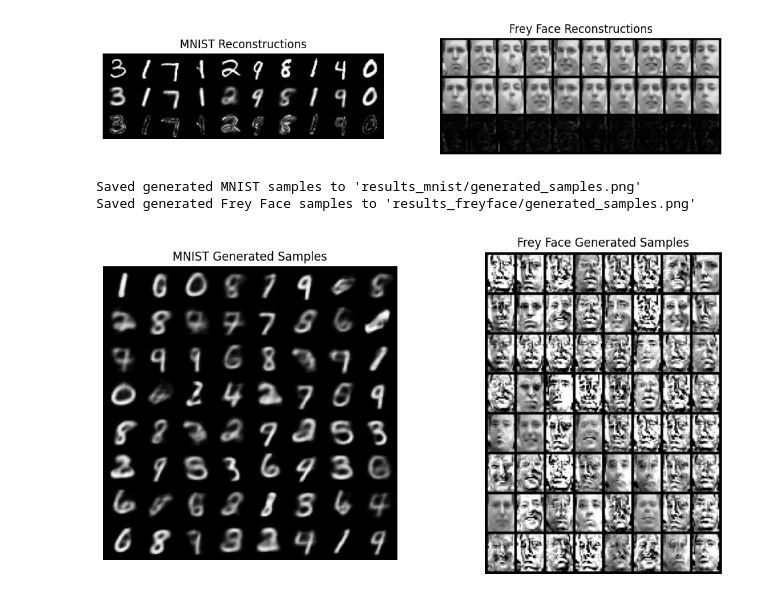
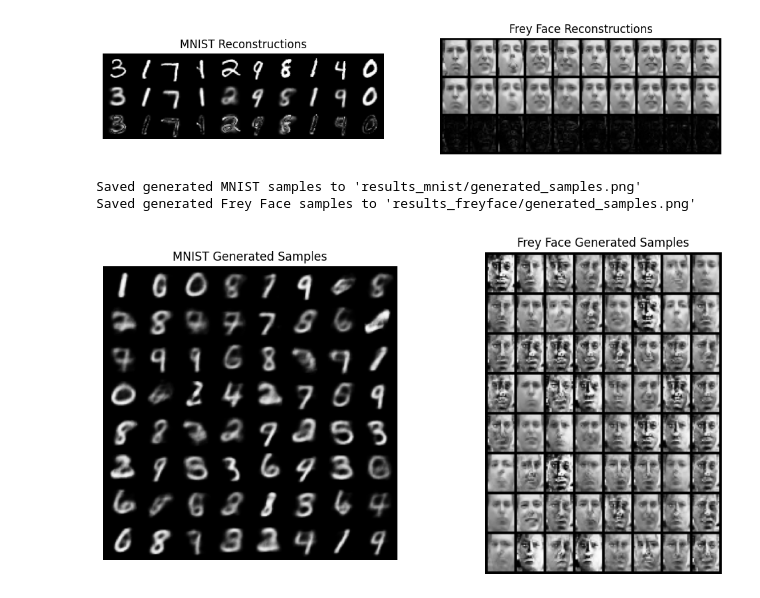
Before and after one commit to J1angYu/vae_demo, a Jupyter notebook: vae_demo.ipynb, the cells around one changed output. Drawn from its saved outputs; the diff is of its cells as text; code cells hidden in the pictures.

```diff
--- a/vae_demo.ipynb
+++ b/vae_demo.ipynb
@@ -67,9 +67,8 @@ class VAE_Gaussian(nn.Module): # For Frey Face
         super().__init__()
         self.encoder = nn.Sequential(nn.Linear(560, 200), nn.ReLU())
         self.fc_mu, self.fc_logvar = nn.Linear(200, z_dim), nn.Linear(200, z_dim)
-
         self.decoder_shared = nn.Sequential(nn.Linear(z_dim, 200), nn.ReLU())
-        self.decoder_mean = nn.Linear(200, 560)
+        self.decoder_mean = nn.Sequential(nn.Linear(200, 560), nn.Sigmoid())
         self.decoder_logvar = nn.Linear(200, 560)
 
     def reparameterize(self, mu, logvar):
@@ -234,31 +238,31 @@ Top: Original, Middle: Reconstructed, Bottom: Residual
 # %%
 # visualizing generated samples
 with torch.no_grad():
     # MNIST generated samples
     z_dim_mnist = 4
     sample_z = torch.randn(64, z_dim_mnist).to(device)
     generated_mnist = model_mnist.decode(sample_z).cpu()
     save_image(generated_mnist.view(64, 1, 28, 28), 'results_mnist/generated_samples.png')
     print("Saved generated MNIST samples to 'results_mnist/generated_samples.png'")
 
     # Frey Face generated samples
     z_dim_frey = 4
     sample_z = torch.randn(64, z_dim_frey).to(device)
     # Use the mean of the decoded output for generating images and clamp for visualization
-    generated_frey = torch.clamp(model_frey.decode(sample_z), 0, 1).cpu()
+    generated_frey = model_frey.decode(sample_z).cpu()
     save_image(generated_frey.view(64, 1, 28, 20), 'results_freyface/generated_samples.png')
     print("Saved generated Frey Face samples to 'results_freyface/generated_samples.png'")
 
 # Display generated samples in notebook
 fig, axes = plt.subplots(1, 2, figsize=(12, 6))
 axes[0].imshow(plt.imread('results_mnist/generated_samples.png'))
 axes[0].set_title('MNIST Generated Samples')
 axes[0].axis('off')
 axes[1].imshow(plt.imread('results_freyface/generated_samples.png'))
 axes[1].set_title('Frey Face Generated Samples')
 axes[1].axis('off')
 plt.show()
 # %% [output]
 Saved generated MNIST samples to 'results_mnist/generated_samples.png'
 Saved generated Frey Face samples to 'results_freyface/generated_samples.png'
-[figure, old version]
+[figure, new version]
```
Also changed, not shown: parts of 6 cells of this notebook, 16 other files.
